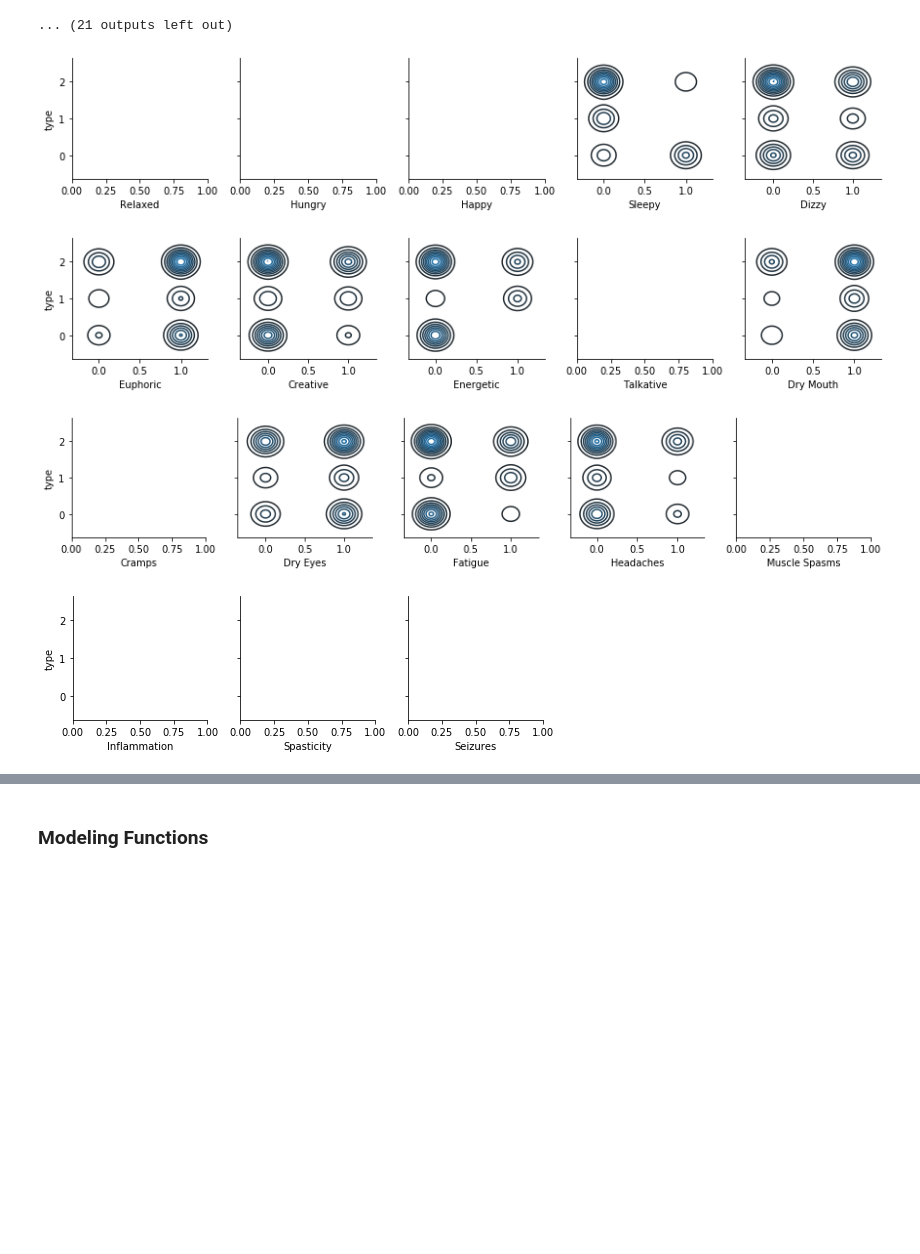
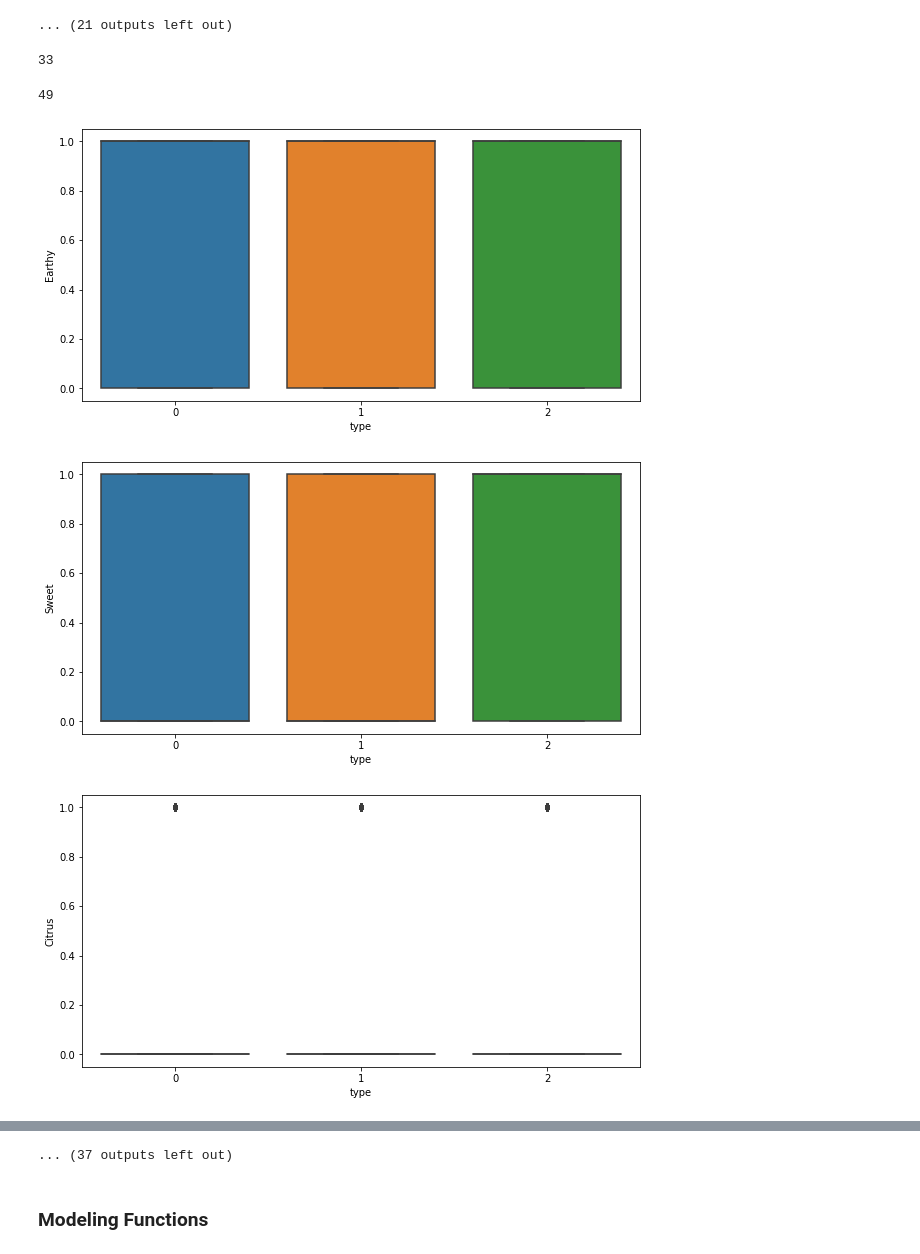
Before and after one commit to stephkendall/Cannabis-Predictions, a Jupyter notebook: Cannabis Classifier.ipynb, the cells around one changed output, grey strips where cells are left out. Saved outputs shown, nothing was run; the diff lists cells and outputs as text; code cells hidden in the pictures; blank space fills up the shorter version.

```diff
--- a/Cannabis Classifier.ipynb
+++ b/Cannabis Classifier.ipynb
@@ -103,17 +103,25 @@ for e in effects:
 [figure]
 [figure]
 ... (21 outputs left out)
+# %%
+len(effects)
+# %% [output]
+33
+# %%
+len(tastes)
+# %% [output]
+49
 # %%
-for i in range(0, 40, 10):
+for i in range(0, 50, 2):
     g = sns.PairGrid(df,
-                     x_vars = effects[i:i+5],
+                     x_vars = tastes[i:i+5],
                      y_vars = ['type'])
     g = g.map(sns.kdeplot)
-
-
-    x.append(x[i] + ( t[i+1] - t[i] ) * f( x[i], t[i] )
-# %% [output]
-[figure, removed]
-[figure, removed]
-[figure, removed]
-[figure, removed]
+# %%
+for t in tastes:
+    plt.figure(figsize=(10,5))
+    sns.boxplot(x='type',y=t,data=df)
+# %% [output]
+[figure, added]
+[figure, added]
+[figure, added]
@@ -120,3 +137,4 @@ for i in range(0, 40, 10):
+... (37 outputs left out)
 # %% [markdown]
 ### Modeling Functions
 # %%
```
Also changed, not shown: parts of 8 cells of this notebook, 1 other file.
